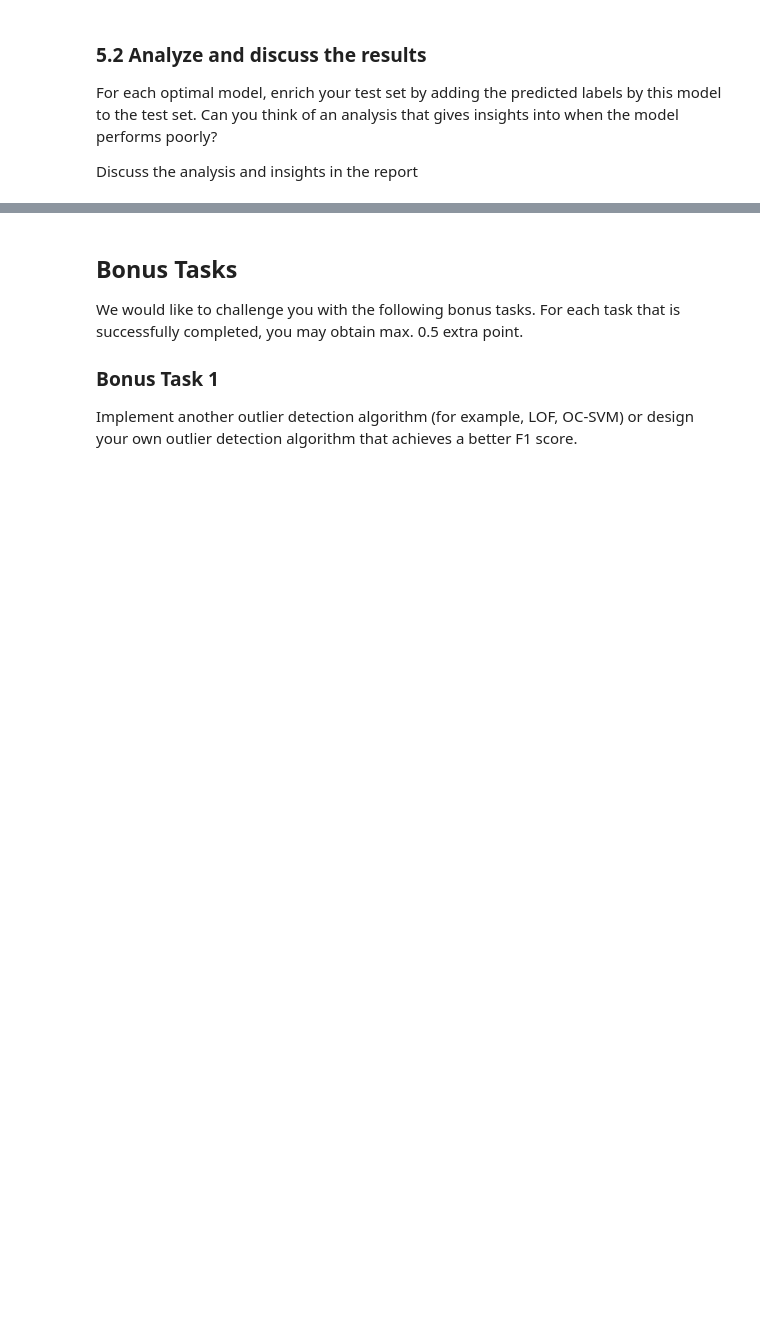
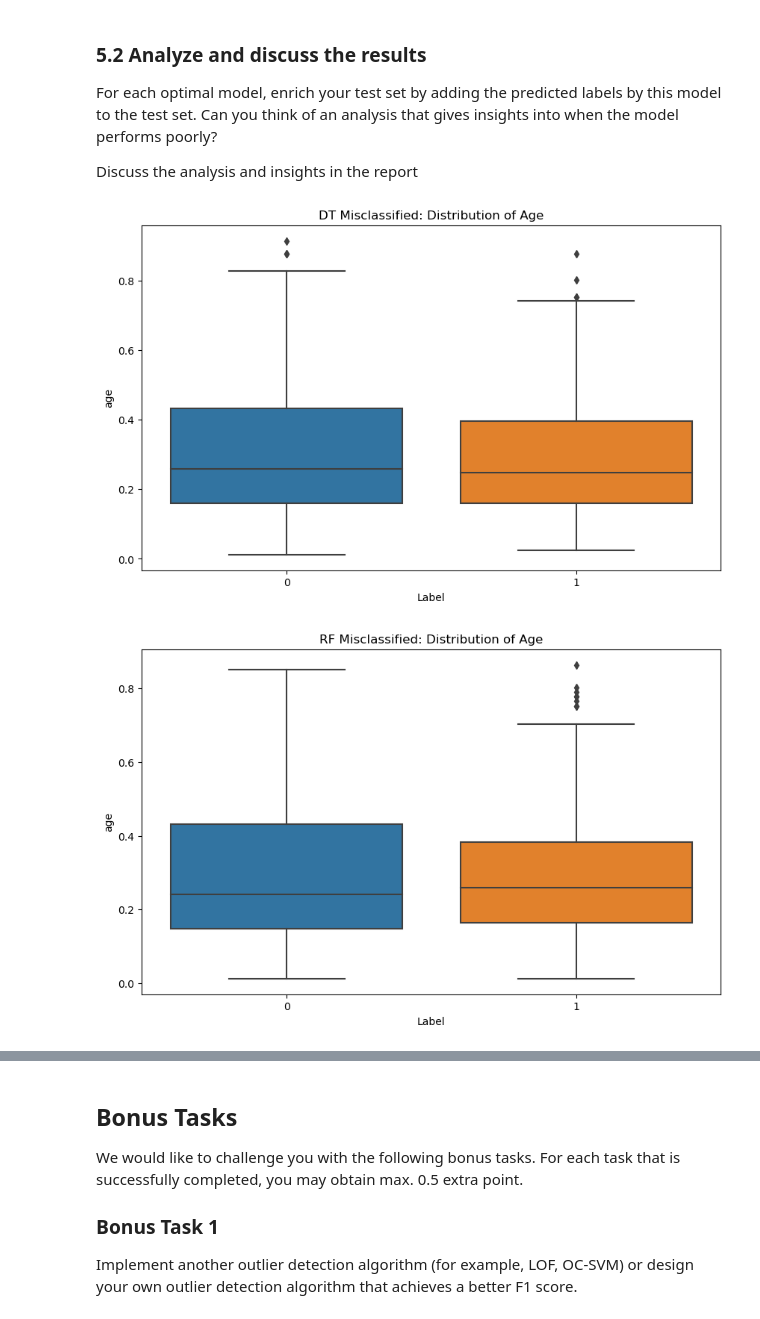
Before and after one commit to dmHarmsen/APML-Assignement-1, a Jupyter notebook: Assignment 1.ipynb, the cells around one changed output, grey strips where cells are left out. Cells and saved outputs as stored; diff of their text form; code cells hidden in the pictures; blank space fills up the shorter version.

```diff
--- a/Assignment 1.ipynb
+++ b/Assignment 1.ipynb
@@ -1096,3 +1134,53 @@ It's is not a fair comparison. Supervised algorithms learn from labeled data to
 For each optimal model, enrich your test set by adding the predicted labels by this model to the test set. Can you think of an analysis that gives insights into when the model performs poorly?
 
 Discuss the analysis and insights in the report
+# %%
+random_forest_predictions = y_pred_best
+
+
+decision_tree_predictions
+isolation_forest_predictions
+random_forest_predictions
+
+import pandas as pd
+
+# Create test_set copies
+dt_test_set = X_heldout.copy()
+rf_test_set = X_heldout.copy()
+if_test_set = X_heldout.copy()
+
+# Add label
+dt_test_set['Label'] = y_heldout
+rf_test_set['Label'] = y_heldout
+if_test_set['Label'] = y_heldout
+
+# Add predictions in test set
+dt_test_set['Predicted'] = decision_tree_predictions
+rf_test_set['Predicted'] = random_forest_predictions
+if_test_set['Predicted'] = isolation_forest_predictions
+
+# Identify misclassifications
+dt_test_set['Misclassified'] = dt_test_set['Label'] != dt_test_set['Predicted']
+rf_test_set['Misclassified'] = rf_test_set['Label'] != rf_test_set['Predicted']
+if_test_set['Misclassified'] = if_test_set['Label'] != if_test_set['Predicted']
+
+
+# filter miscalssifications
+dt_misclassified = dt_test_set[dt_test_set['Misclassified']]
+rf_misclassified = rf_test_set[rf_test_set['Misclassified']]
+if_misclassified = if_test_set[if_test_set['Misclassified']]
+
+
+def plot_feature_distribution(data, feature, title):
+    plt.figure(figsize=(10, 6))
+    sns.boxplot(x='Label', y=feature, data=data)
+    plt.title(title)
+    plt.show()
+
+# Example for the 'age' feature
+plot_feature_distribution(dt_misclassified, 'age', 'DT Misclassified: Distribution of Age')
+plot_feature_distribution(rf_misclassified, 'age', 'RF Misclassified: Distribution of Age')
+plot_feature_distribution(if_misclassified, 'age', 'IF Misclassified: Distribution of Age')
+# %% [output]
+[figure, added]
+[figure, added]
```
Also changed, not shown: parts of 6 cells of this notebook.
